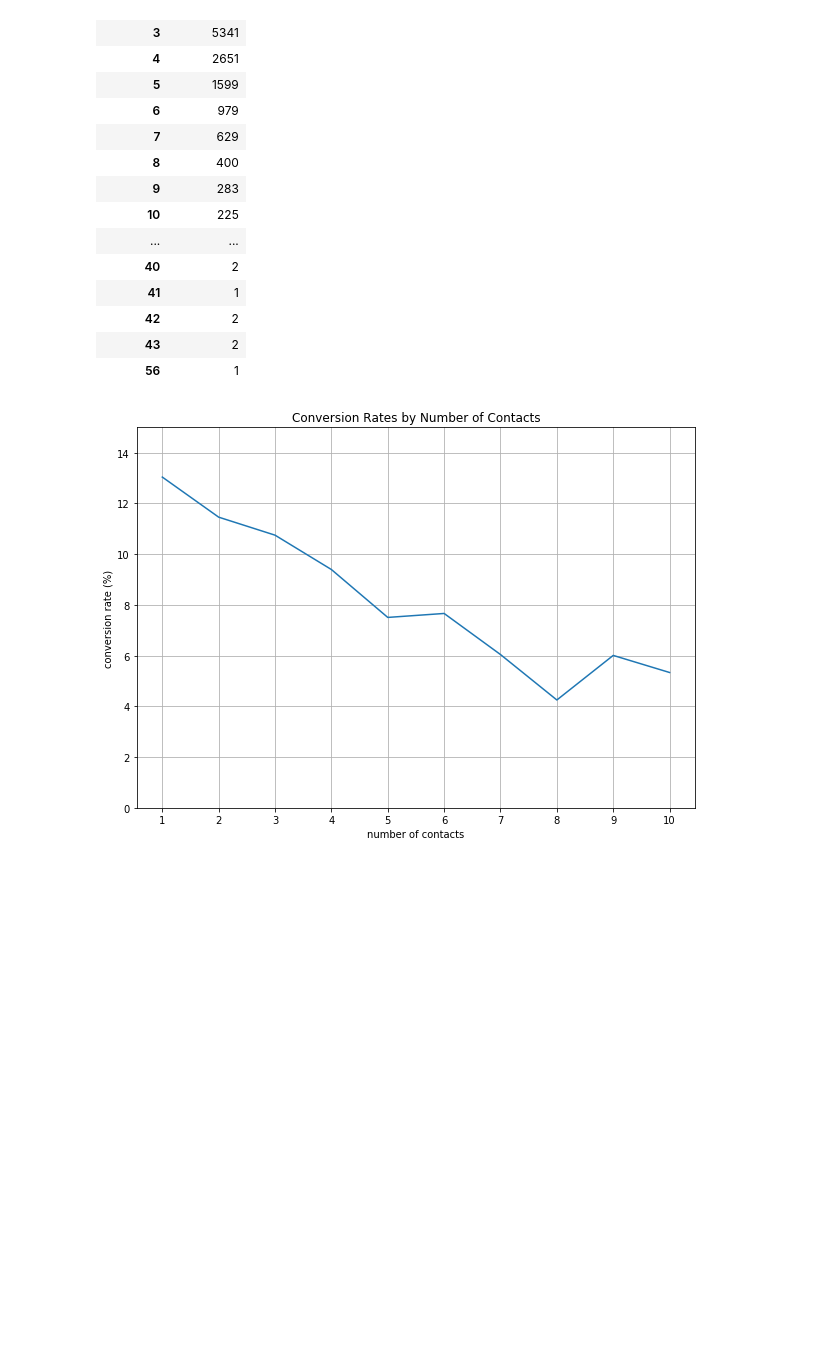
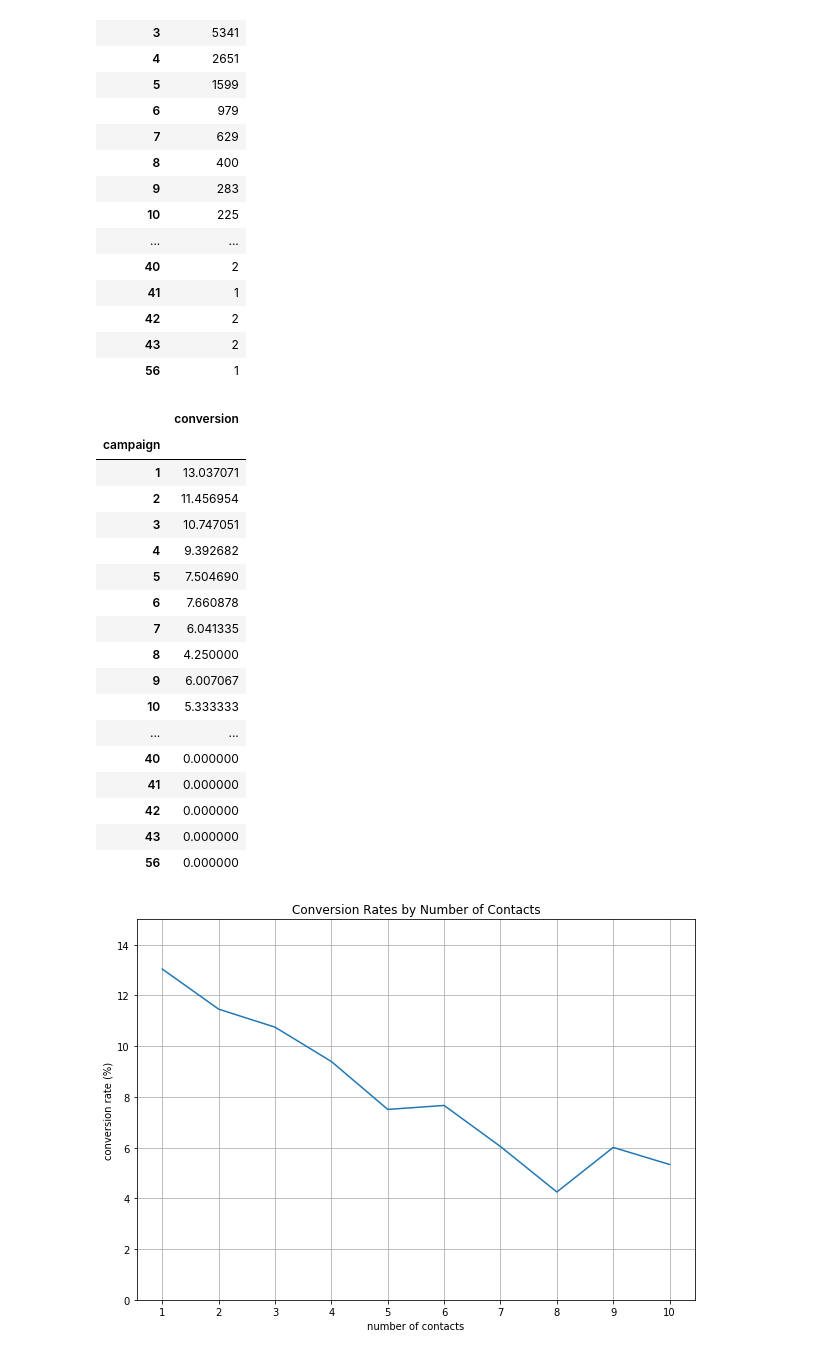
Before and after one commit to DangerBoos/ISMTE111, a Jupyter notebook: Chapter02/ConversionRate.ipynb, the cells around one changed output. Saved outputs shown, nothing was run; the diff lists cells and outputs as text; code cells hidden in the pictures; blank space fills up the shorter version.

```diff
--- a/Chapter02/ConversionRate.ipynb
+++ b/Chapter02/ConversionRate.ipynb
@@ -148,4 +104,23 @@ conversions_by_contacts = df.groupby(
     by='campaign'
 )['conversion'].count() * 100.0
 # %%
-#by_contact_df = pd.DataFrame(conversions_by_contacts)
+pd.DataFrame(conversions_by_contacts)
+# %% [output]
+|  | conversion |
+| campaign |  |
+| 1 | 13.037071 |
+| 2 | 11.456954 |
+| 3 | 10.747051 |
+| 4 | 9.392682 |
+| 5 | 7.504690 |
+| 6 | 7.660878 |
+| 7 | 6.041335 |
+| 8 | 4.250000 |
+| 9 | 6.007067 |
+| 10 | 5.333333 |
+| ... | ... |
+| 40 | 0.000000 |
+| 41 | 0.000000 |
+| 42 | 0.000000 |
+| 43 | 0.000000 |
+| 56 | 0.000000 |
```
Also changed, not shown: parts of 15 cells of this notebook, 7 other files.
